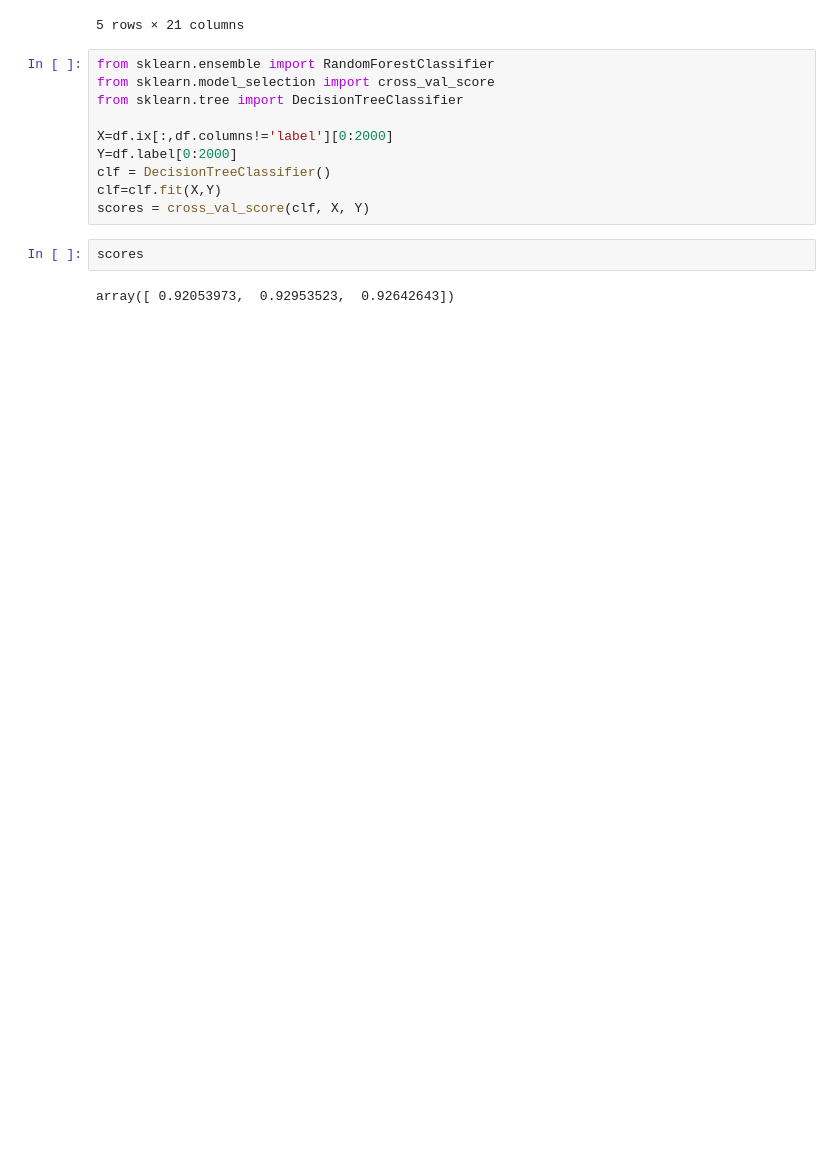
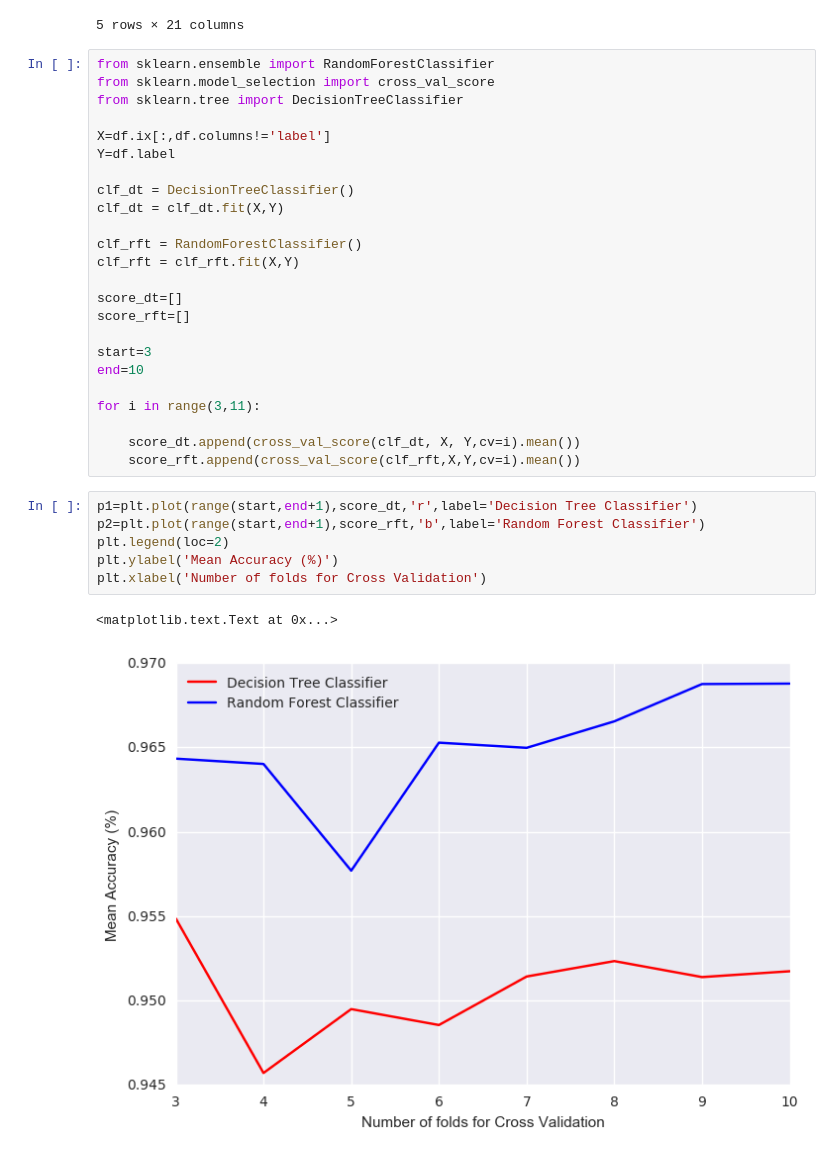
Before and after one commit to Heisengarg/Speech-Recognition, a Jupyter notebook: Untitled.ipynb, the cells around one changed output. Drawn from its saved outputs; the diff is of its cells as text; blank space fills up the shorter version.

Commit message:
comparison between random forests and simple decision tree

```diff
--- a/Untitled.ipynb
+++ b/Untitled.ipynb
@@ -18,12 +21,31 @@ from sklearn.ensemble import RandomForestClassifier
 from sklearn.model_selection import cross_val_score
 from sklearn.tree import DecisionTreeClassifier
 
-X=df.ix[:,df.columns!='label'][0:2000]
-Y=df.label[0:2000]
-clf = DecisionTreeClassifier()
-clf=clf.fit(X,Y)
-scores = cross_val_score(clf, X, Y)
+X=df.ix[:,df.columns!='label']
+Y=df.label
+
+clf_dt = DecisionTreeClassifier()
+clf_dt = clf_dt.fit(X,Y)
+
+clf_rft = RandomForestClassifier()
+clf_rft = clf_rft.fit(X,Y)
+
+score_dt=[]
+score_rft=[]
+
+start=3
+end=10
+
+for i in range(3,11):
+
+    score_dt.append(cross_val_score(clf_dt, X, Y,cv=i).mean())
+    score_rft.append(cross_val_score(clf_rft,X,Y,cv=i).mean())
-# %%
-scores
-# %% [output]
-array([ 0.92053973,  0.92953523,  0.92642643])
+# %%
+p1=plt.plot(range(start,end+1),score_dt,'r',label='Decision Tree Classifier')
+p2=plt.plot(range(start,end+1),score_rft,'b',label='Random Forest Classifier')
+plt.legend(loc=2)
+plt.ylabel('Mean Accuracy (%)')
+plt.xlabel('Number of folds for Cross Validation')
+# %% [output]
+<matplotlib.text.Text at 0x...>
+[figure, added]
```
Also changed, not shown: parts of 1 cell of this notebook.
